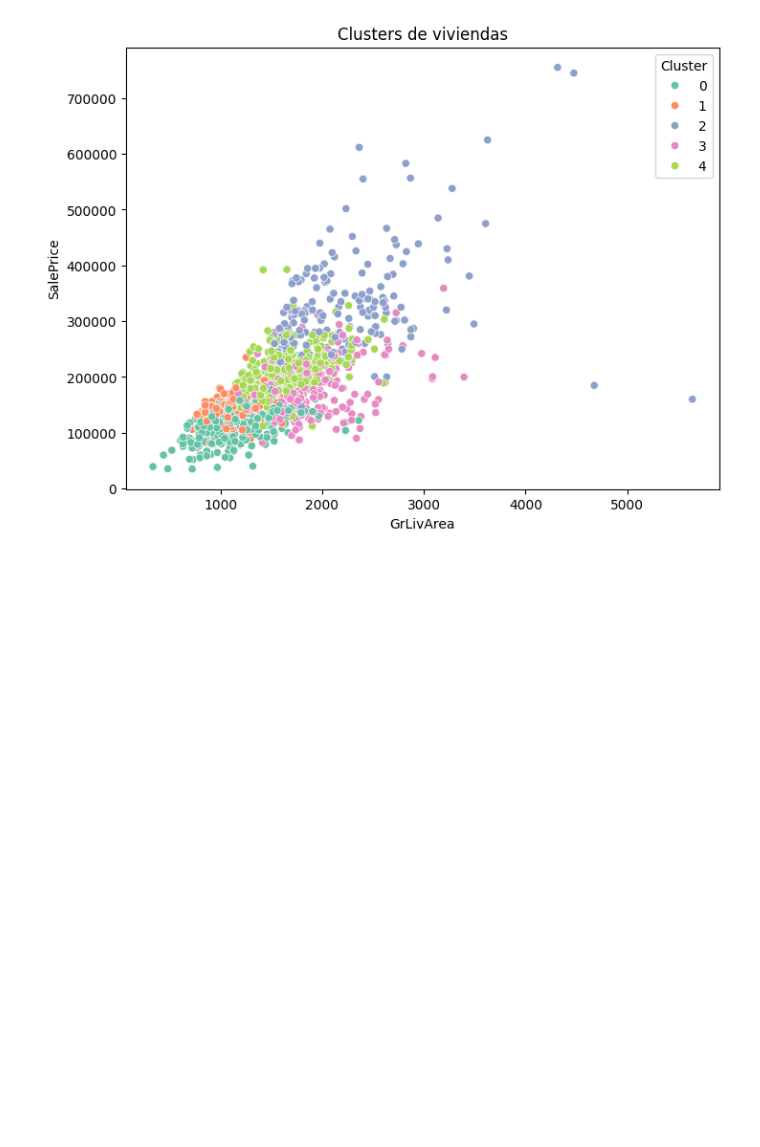
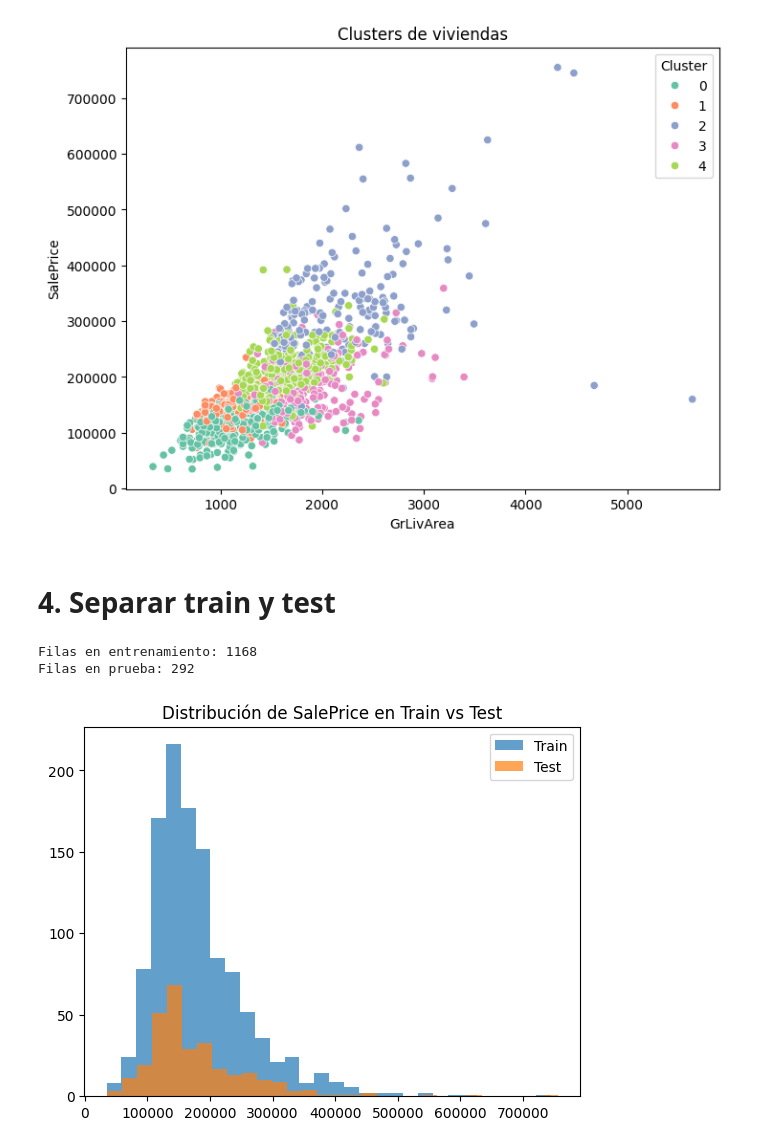
Before and after one commit to NESHGP04/Lab3-MD, a Jupyter notebook: analisis_exploratorio.ipynb, the cells around one changed output. Saved outputs shown, nothing was run; the diff lists cells and outputs as text; code cells hidden in the pictures; blank space fills up the shorter version.

Commit message:
feat: separación ds train y test

```diff
--- a/analisis_exploratorio.ipynb
+++ b/analisis_exploratorio.ipynb
@@ -738,3 +738,35 @@ plt.title("Clusters de viviendas")
 plt.show()
 # %% [output]
 [figure]
+# %% [markdown]
+# 4. Separar train y test
+# %%
+X = datos.drop(columns=["SalePrice"])
+y = datos["SalePrice"]
+# %%
+#Dividir dataset
+from sklearn.model_selection import train_test_split
+
+X_train, X_test, y_train, y_test = train_test_split(
+    X, y,
+    test_size=0.2,
+    random_state=42
+)
+
+
+print("Filas en entrenamiento:", X_train.shape[0])
+print("Filas en prueba:", X_test.shape[0])
+# %% [output]
+Filas en entrenamiento: 1168
+Filas en prueba: 292
+# %%
+#Distribución de precio
+
+plt.hist(y_train, bins=30, alpha=0.7, label="Train")
+plt.hist(y_test, bins=30, alpha=0.7, label="Test")
+
+plt.legend()
+plt.title("Distribución de SalePrice en Train vs Test")
+plt.show()
+# %% [output]
+[figure, added]
```
Also changed, not shown: parts of 1 cell of this notebook.
